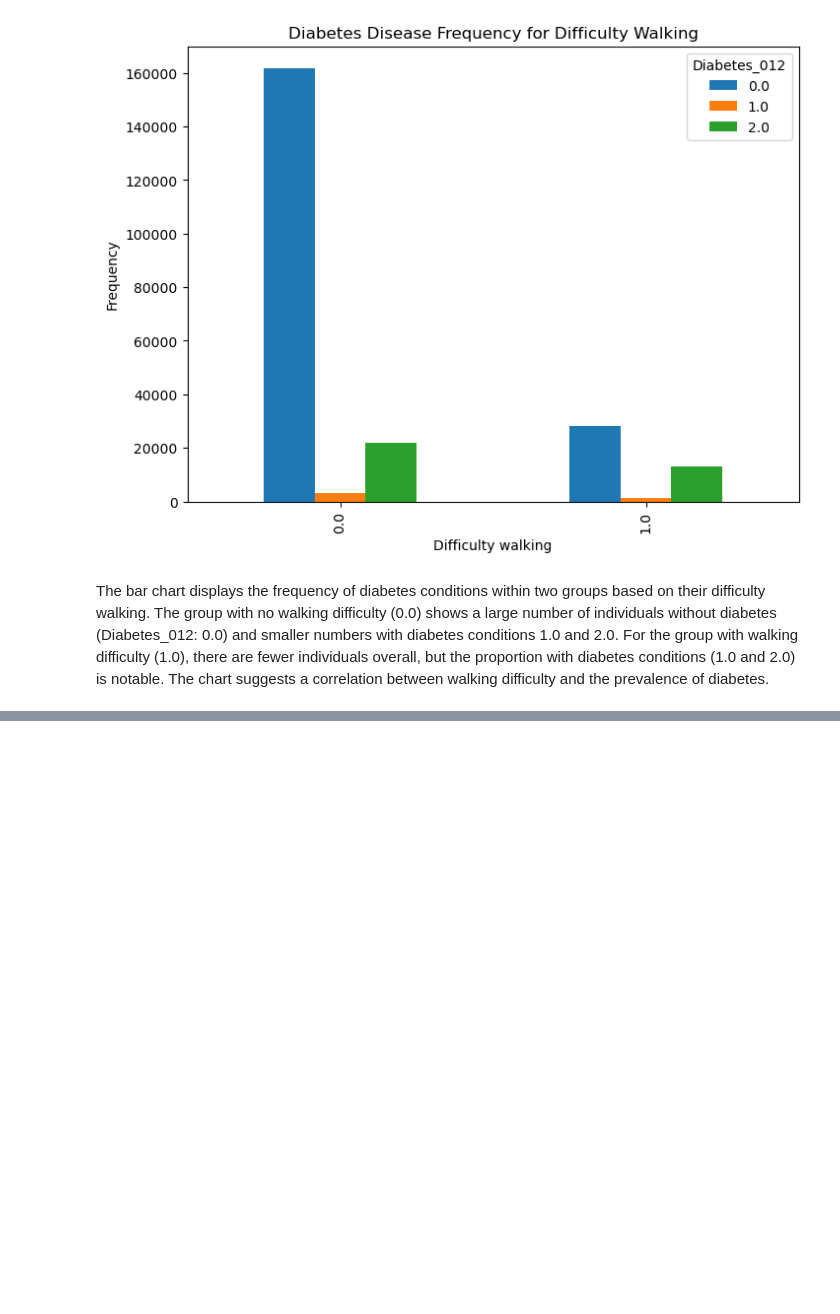
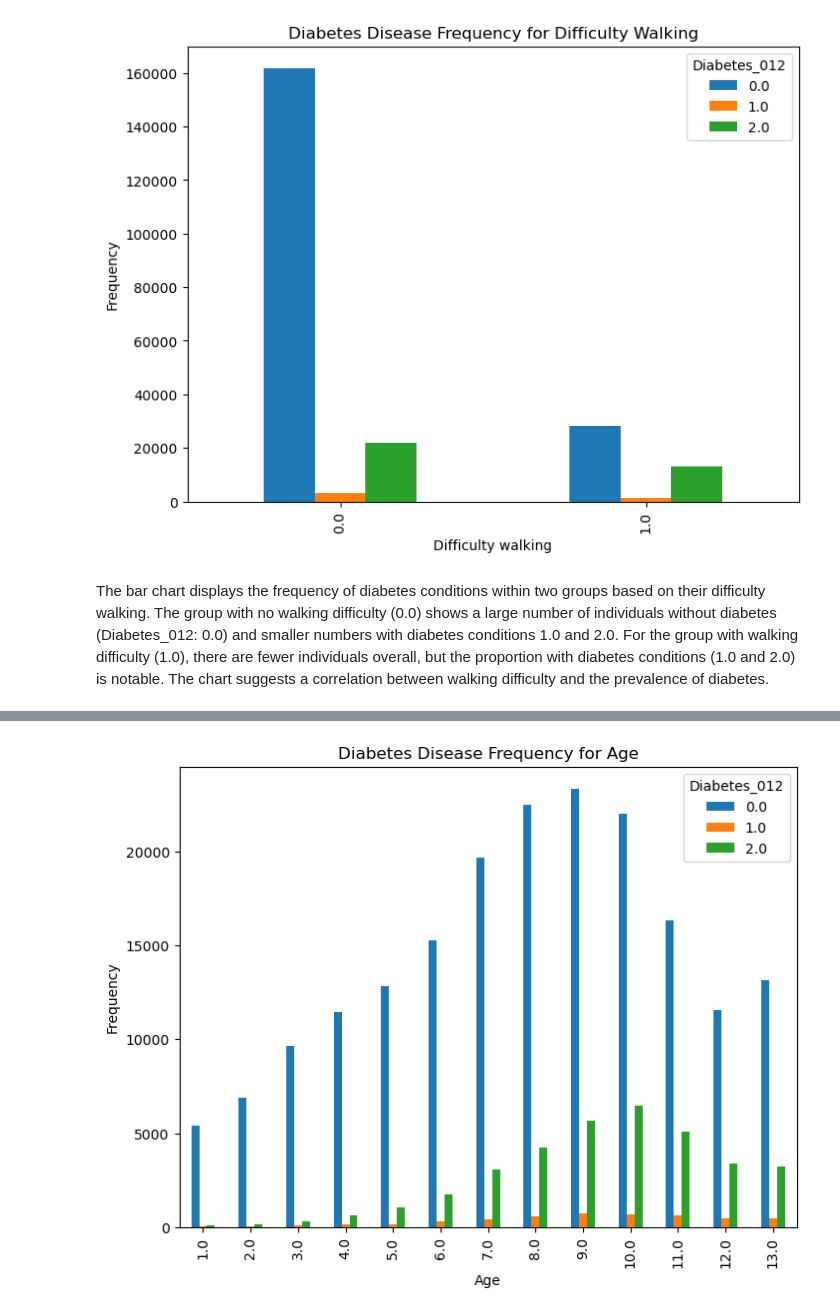
Before and after one commit to King-georges/Diabetes-Prediction-Project, a Jupyter notebook: Project_notebook.ipynb, the cells around one changed output, grey strips where cells are left out. Saved outputs shown, nothing was run; the diff lists cells and outputs as text; code cells hidden in the pictures; blank space fills up the shorter version.

```diff
--- a/Project_notebook.ipynb
+++ b/Project_notebook.ipynb
@@ -483,0 +492,9 @@ The bar chart displays the frequency of diabetes conditions within two groups ba
+# %%
+pd.crosstab(df1.Age,df1.Diabetes_012).plot(kind="bar",figsize=(8,6))
+
+plt.title('Diabetes Disease Frequency for Age')
+plt.xlabel("Age")
+plt.ylabel('Frequency')
+plt.show()
+# %% [output]
+[figure, added]
```
Also changed, not shown: parts of 36 cells of this notebook.
